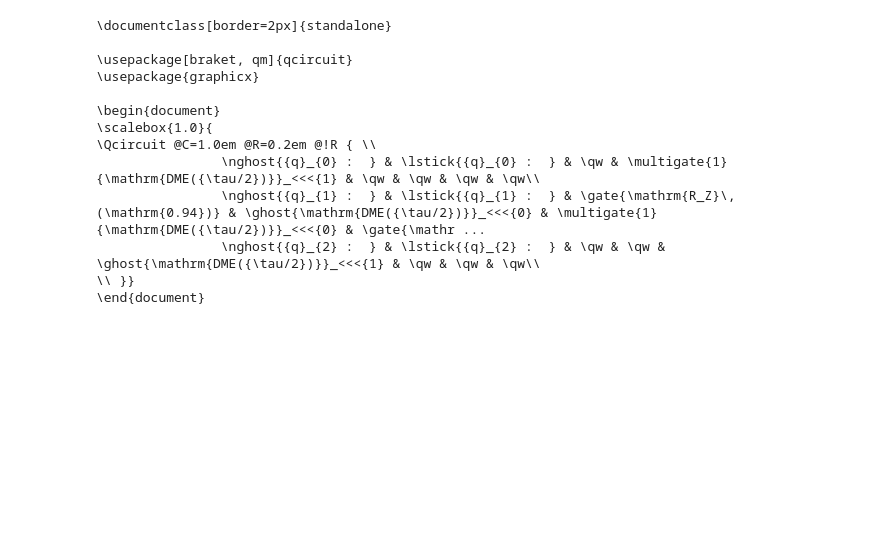
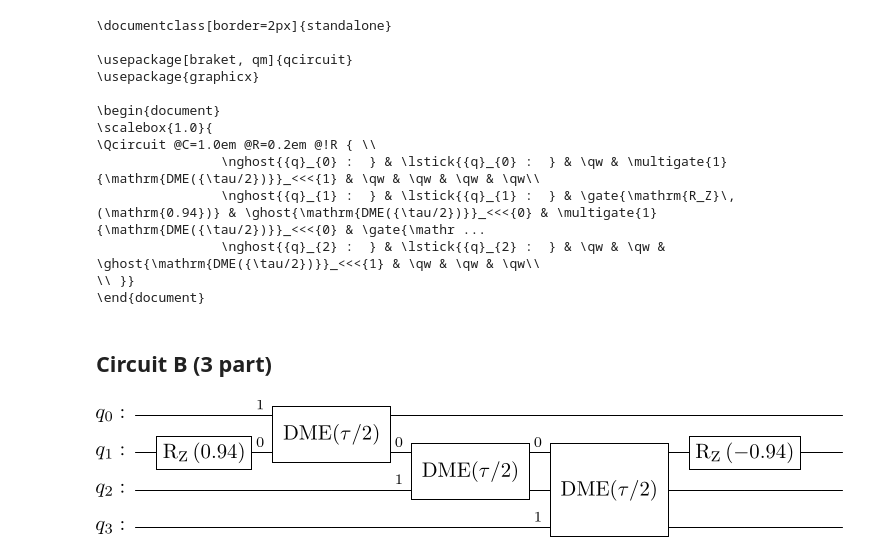
Before and after one commit to khanhuyengiang/dbac, a Jupyter notebook: jupyter_notebooks/circuit_draw.ipynb, the cells around one changed output. Drawn from its saved outputs; the diff is of its cells as text; code cells hidden in the pictures; blank space fills up the shorter version.

```diff
--- a/jupyter_notebooks/circuit_draw.ipynb
+++ b/jupyter_notebooks/circuit_draw.ipynb
@@ -258,3 +258,28 @@ print(latex_code)
                 \nghost{{q}_{2} :  } & \lstick{{q}_{2} :  } & \qw & \qw & \ghost{\mathrm{DME({\tau/2})}}_<<<{1} & \qw & \qw & \qw\\
 \\ }}
 \end{document}
+# %% [markdown]
+## Circuit B (3 part)
+# %%
+from qiskit import QuantumCircuit
+from qiskit.circuit import Gate
+
+# Create a quantum circuit with two qubits
+qc = QuantumCircuit(4)
+
+# Define a custom 2-qubit gate called 'DME'
+dme_gate = Gate(name=r'DME({\tau/2})', num_qubits=2, params=[])
+phi_z = 0.94
+
+# Apply the gates as per the given description
+qc.rz(phi=phi_z,qubit=1)
+qc.append(dme_gate, [1, 0])  # DME gate on q_0 and q_1
+qc.append(dme_gate, [1, 2])  # DME gate on q_0 and q_2
+qc.append(dme_gate, [1, 3])  # DME gate on q_0 and q_2
+qc.rz(phi=-phi_z,qubit=1)
+
+
+# Draw the circuit
+qc.draw(output='latex', style="bw")
+# %% [output]
+[figure, added]
```
Also changed, not shown: parts of 1 cell of this notebook, 3 other files.
